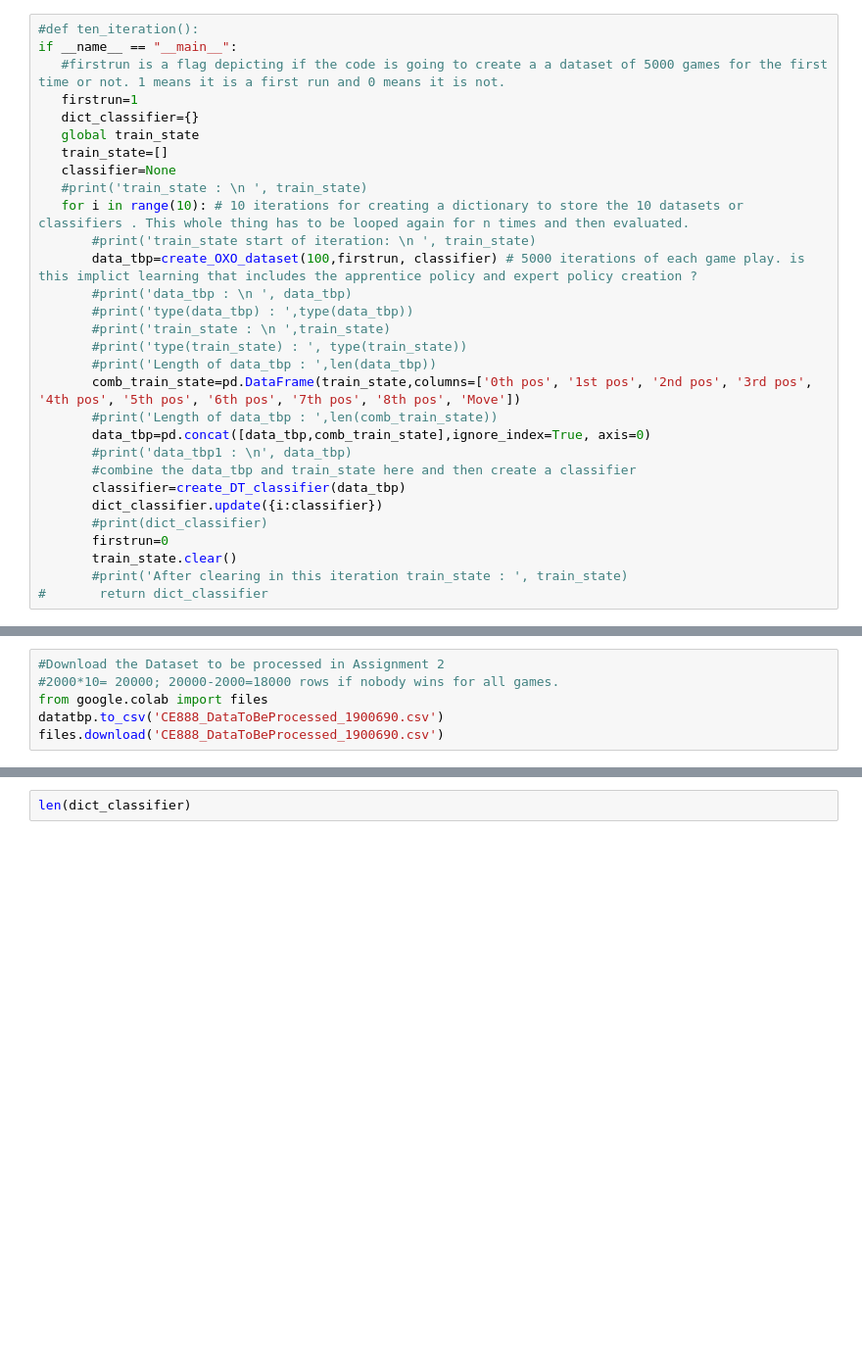
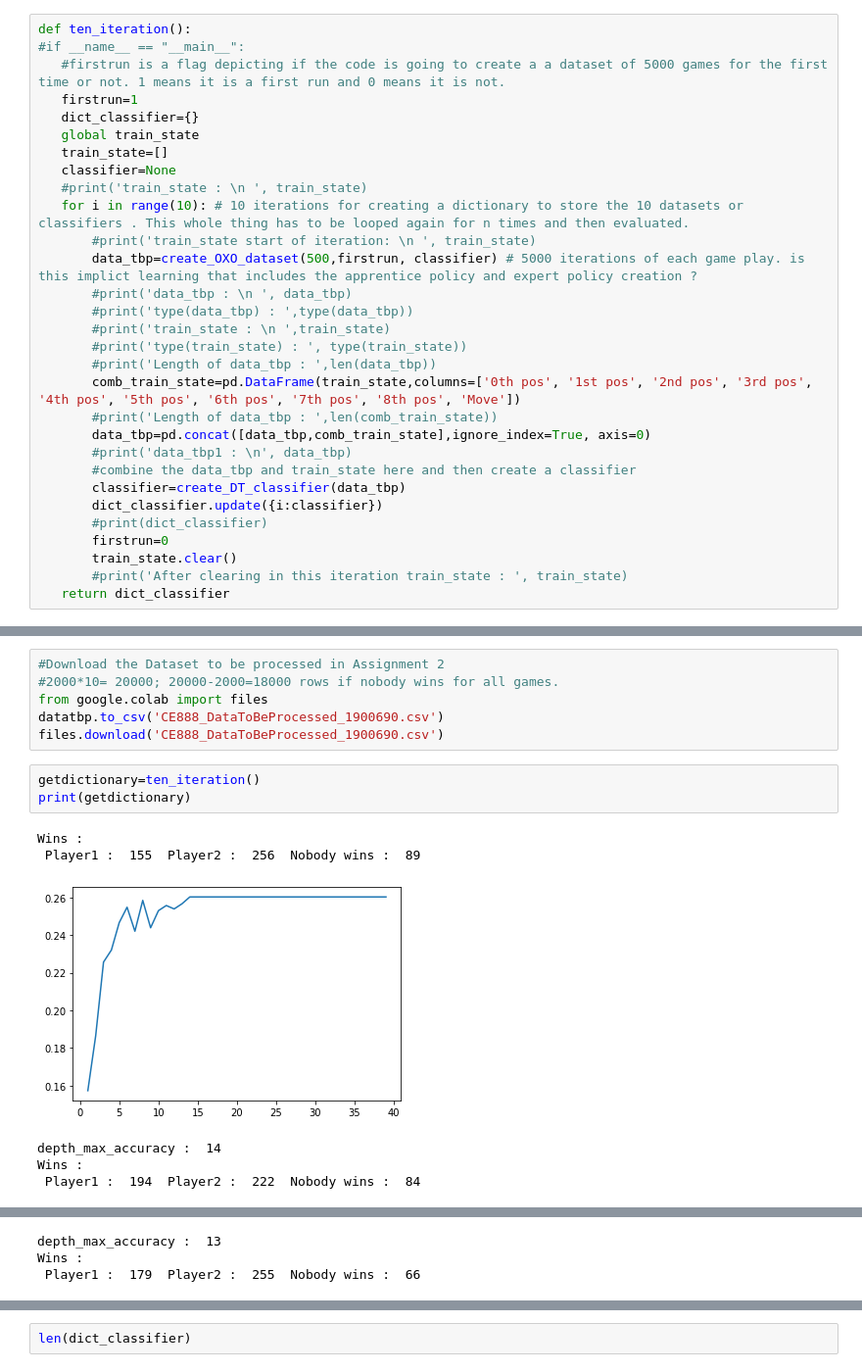
Before and after one commit to GurkiratSarna/CE888-Decision-Making-UoE, a Jupyter notebook: Assignment_2/CE888_Assignment_2_Project_3_1900690.ipynb, the cells around one changed output, grey strips where cells are left out. Shown at 98% size. Cells and saved outputs as stored; diff of their text form; blank space fills up the shorter version.

```diff
--- a/Assignment_2/CE888_Assignment_2_Project_3_1900690.ipynb
+++ b/Assignment_2/CE888_Assignment_2_Project_3_1900690.ipynb
@@ -381,8 +381,8 @@ def create_OXO_dataset(num_games, firstrun, classifier_dt):
 
     return datatbp
 # %%
-#def ten_iteration():
-if __name__ == "__main__":
+def ten_iteration():
+#if __name__ == "__main__":
    #firstrun is a flag depicting if the code is going to create a a dataset of 5000 games for the first time or not. 1 means it is a first run and 0 means it is not.
    firstrun=1
    dict_classifier={}
@@ -392,7 +392,7 @@ if __name__ == "__main__":
    #print('train_state : \n ', train_state)
    for i in range(10): # 10 iterations for creating a dictionary to store the 10 datasets or classifiers . This whole thing has to be looped again for n times and then evaluated.
        #print('train_state start of iteration: \n ', train_state)
-       data_tbp=create_OXO_dataset(100,firstrun, classifier) # 5000 iterations of each game play. is this implict learning that includes the apprentice policy and expert policy creation ?
+       data_tbp=create_OXO_dataset(500,firstrun, classifier) # 5000 iterations of each game play. is this implict learning that includes the apprentice policy and expert policy creation ?
        #print('data_tbp : \n ', data_tbp)
        #print('type(data_tbp) : ',type(data_tbp))
        #print('train_state : \n ',train_state)
@@ -409,4 +409,4 @@ if __name__ == "__main__":
        firstrun=0
        train_state.clear()
        #print('After clearing in this iteration train_state : ', train_state)
-#       return dict_classifier
+   return dict_classifier
@@ -441,3 +416,13 @@ Wins :
 from google.colab import files
 datatbp.to_csv('CE888_DataToBeProcessed_1900690.csv')
 files.download('CE888_DataToBeProcessed_1900690.csv')
+# %%
+getdictionary=ten_iteration()
+print(getdictionary)
+# %% [output]
+Wins :
+ Player1 :  155  Player2 :  256  Nobody wins :  89
+[figure, added]
+depth_max_accuracy :  14
+Wins :
+ Player1 :  194  Player2 :  222  Nobody wins :  84
@@ -443,0 +430,3 @@ files.download('CE888_DataToBeProcessed_1900690.csv')
+depth_max_accuracy :  13
+Wins :
+ Player1 :  179  Player2 :  255  Nobody wins :  66
```
Also changed, not shown: parts of 7 cells of this notebook.
